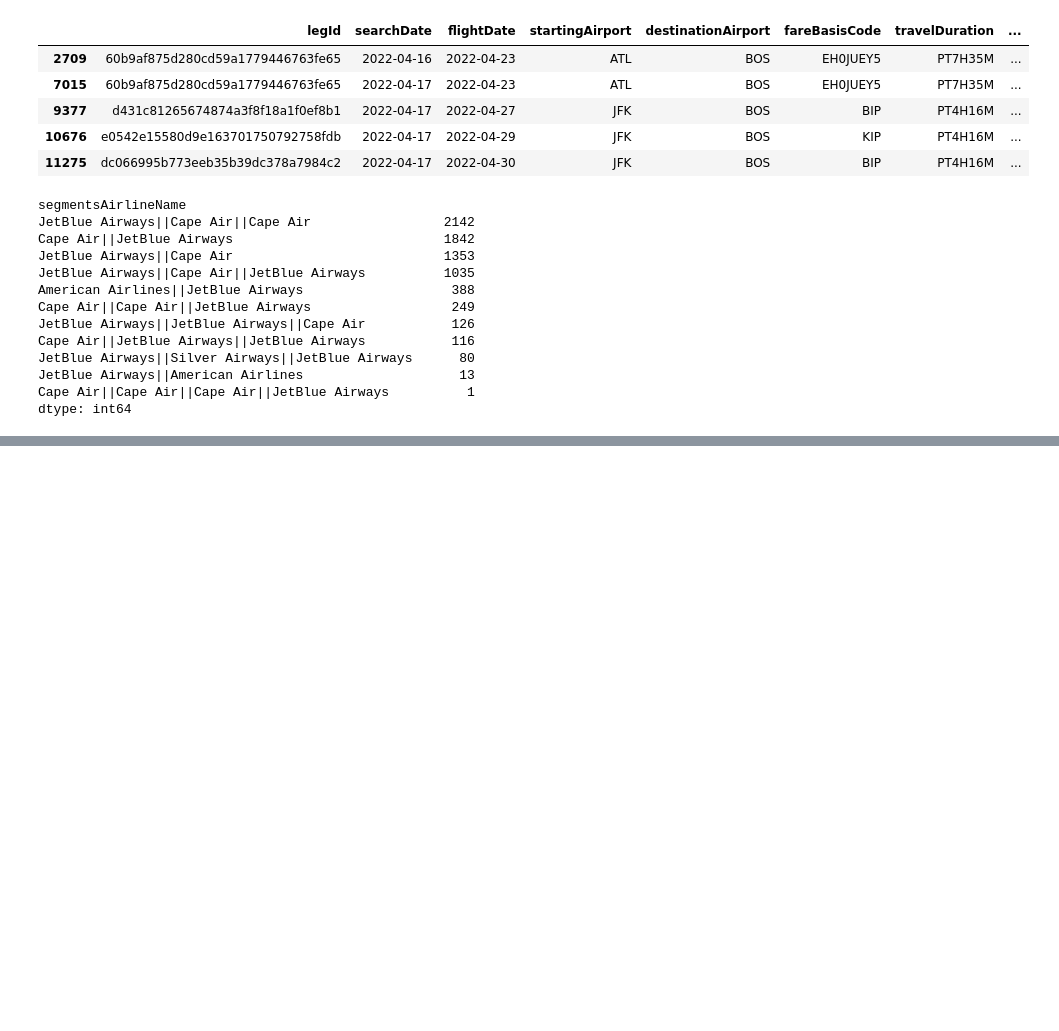
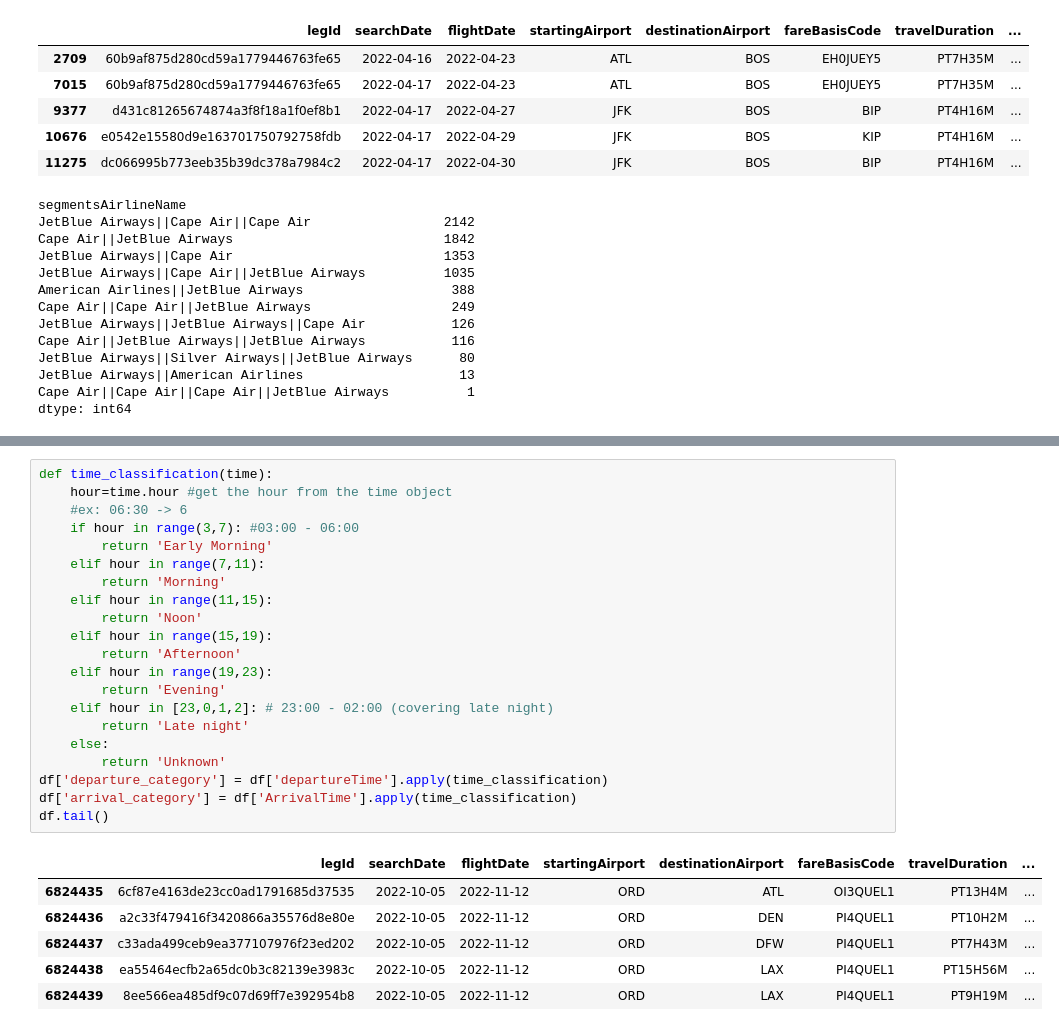
Before and after one commit to chriskuz/intro_to_python_project, a Jupyter notebook: src/kaggle_itineraries.ipynb, the cells around one changed output, grey strips where cells are left out. Saved outputs shown, nothing was run; the diff lists cells and outputs as text; blank space fills up the shorter version.

```diff
--- a/src/kaggle_itineraries.ipynb
+++ b/src/kaggle_itineraries.ipynb
@@ -268,0 +410,28 @@ dtype: int64
+# %%
+def time_classification(time):
+    hour=time.hour #get the hour from the time object
+    #ex: 06:30 -> 6
+    if hour in range(3,7): #03:00 - 06:00
+        return 'Early Morning'
+    elif hour in range(7,11):
+        return 'Morning'
+    elif hour in range(11,15):
+        return 'Noon'
+    elif hour in range(15,19):
+        return 'Afternoon'
+    elif hour in range(19,23):
+        return 'Evening'
+    elif hour in [23,0,1,2]: # 23:00 - 02:00 (covering late night)
+        return 'Late night'
+    else:
+        return 'Unknown'
+df['departure_category'] = df['departureTime'].apply(time_classification)
+df['arrival_category'] = df['ArrivalTime'].apply(time_classification)
+df.tail()
+# %% [output]
+|  | legId | searchDate | flightDate | startingAirport | destinationAirport | fareBasisCode | travelDuration | ... |
+| 6824435 | 6cf87e4163de23cc0ad1791685d37535 | 2022-10-05 | 2022-11-12 | ORD | ATL | OI3QUEL1 | PT13H4M | ... |
+| 6824436 | a2c33f479416f3420866a35576d8e80e | 2022-10-05 | 2022-11-12 | ORD | DEN | PI4QUEL1 | PT10H2M | ... |
+| 6824437 | c33ada499ceb9ea377107976f23ed202 | 2022-10-05 | 2022-11-12 | ORD | DFW | PI4QUEL1 | PT7H43M | ... |
+| 6824438 | ea55464ecfb2a65dc0b3c82139e3983c | 2022-10-05 | 2022-11-12 | ORD | LAX | PI4QUEL1 | PT15H56M | ... |
+| 6824439 | 8ee566ea485df9c07d69ff7e392954b8 | 2022-10-05 | 2022-11-12 | ORD | LAX | PI4QUEL1 | PT9H19M | ... |
```
Also changed, not shown: parts of 16 cells of this notebook.
